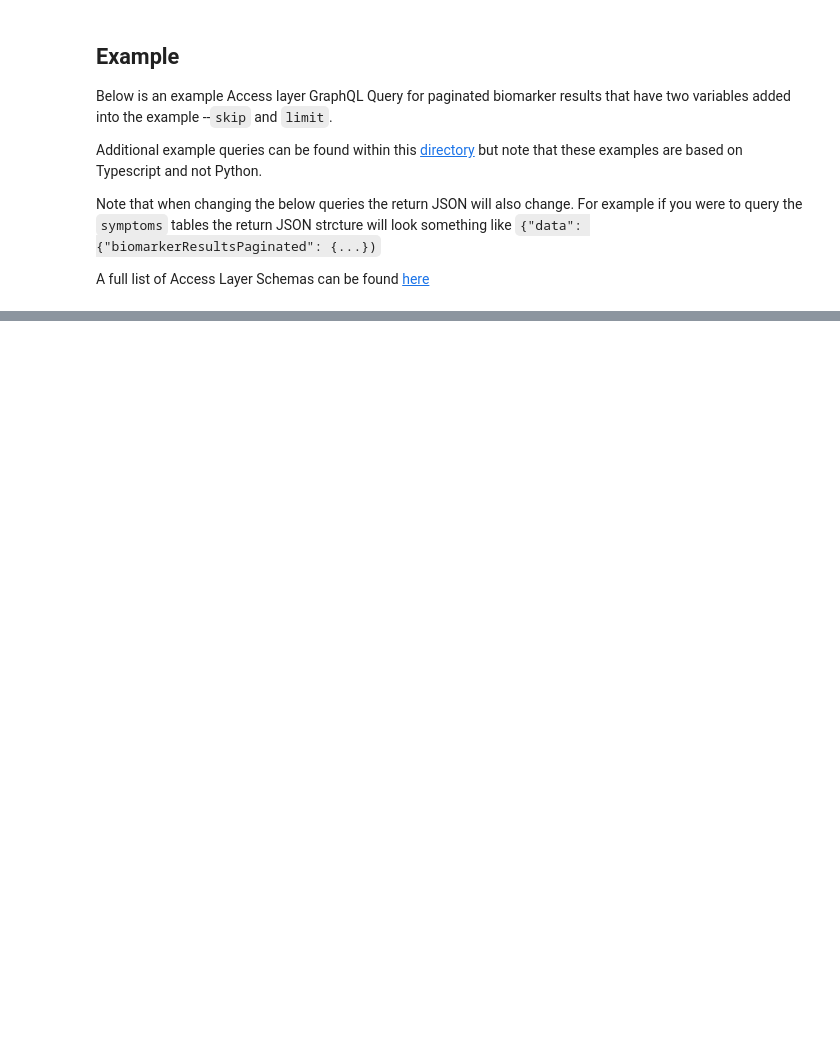
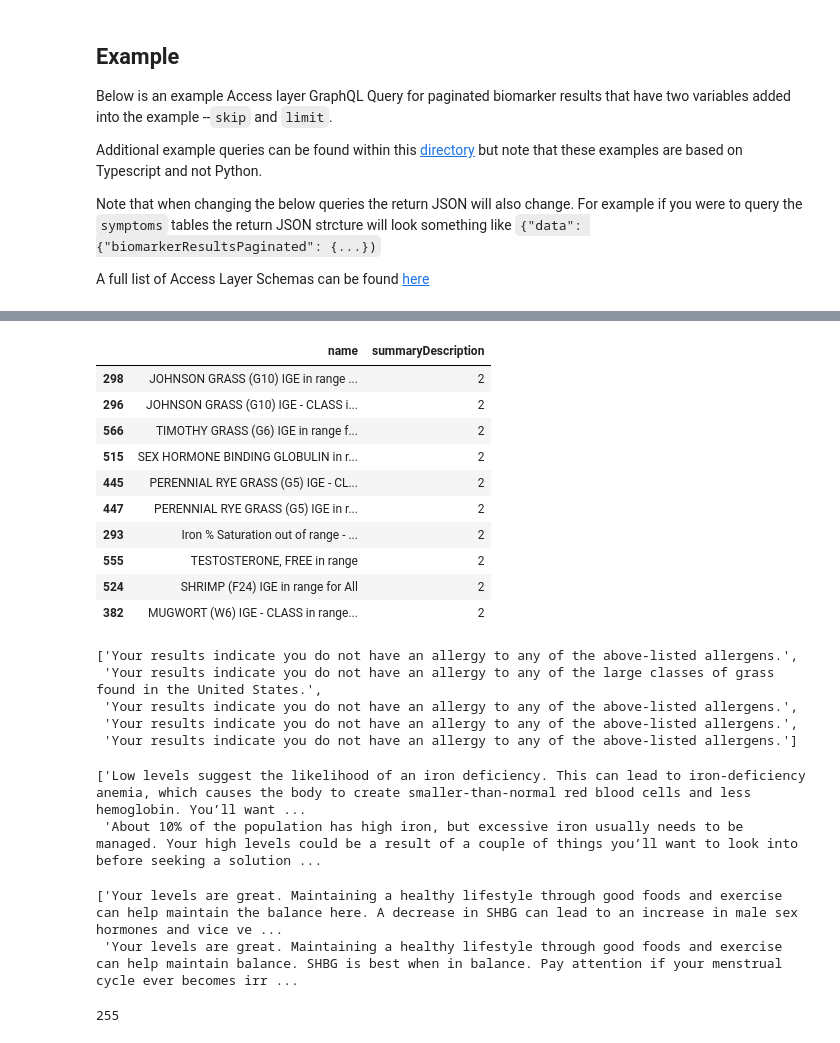
Before and after one commit to consta55/data_eda, a Jupyter notebook: access-layer-colab.ipynb, the cells around one changed output, grey strips where cells are left out. Drawn from its saved outputs; the diff is of its cells as text; code cells hidden in the pictures; blank space fills up the shorter version.

```diff
--- a/access-layer-colab.ipynb
+++ b/access-layer-colab.ipynb
@@ -277,0 +380,36 @@ pp.pprint(access_layer_df)
+# %%
+access_layer_df.groupby('name').agg({'summaryDescription': pd.Series.nunique}).reset_index().sort_values('summaryDescription', ascending = False).head(10)
+# %% [output]
+|  | name | summaryDescription |
+| 298 | JOHNSON GRASS (G10) IGE in range ... | 2 |
+| 296 | JOHNSON GRASS (G10) IGE - CLASS i... | 2 |
+| 566 | TIMOTHY GRASS (G6) IGE in range f... | 2 |
+| 515 | SEX HORMONE BINDING GLOBULIN in r... | 2 |
+| 445 | PERENNIAL RYE GRASS (G5) IGE - CL... | 2 |
+| 447 | PERENNIAL RYE GRASS (G5) IGE in r... | 2 |
+| 293 | Iron % Saturation out of range - ... | 2 |
+| 555 | TESTOSTERONE, FREE in range | 2 |
+| 524 | SHRIMP (F24) IGE in range for All | 2 |
+| 382 | MUGWORT (W6) IGE - CLASS in range... | 2 |
+# %%
+list(access_layer_df[access_layer_df['name'] == 'JOHNSON GRASS (G10) IGE in range for All']['summaryDescription'])
+# %% [output]
+['Your results indicate you do not have an allergy to any of the above-listed allergens.',
+ 'Your results indicate you do not have an allergy to any of the large classes of grass found in the United States.',
+ 'Your results indicate you do not have an allergy to any of the above-listed allergens.',
+ 'Your results indicate you do not have an allergy to any of the above-listed allergens.',
+ 'Your results indicate you do not have an allergy to any of the above-listed allergens.']
+# %%
+list(access_layer_df[access_layer_df['name'] == 'Iron % Saturation out of range - below for All']['summaryDescription'])
+# %% [output]
+['Low levels suggest the likelihood of an iron deficiency. This can lead to iron-deficiency anemia, which causes the body to create smaller-than-normal red blood cells and less hemoglobin. You’ll want ...
+ 'About 10% of the population has high iron, but excessive iron usually needs to be managed. Your high levels could be a result of a couple of things you’ll want to look into before seeking a solution ...
+# %%
+list(access_layer_df[access_layer_df['name'] == 'SEX HORMONE BINDING GLOBULIN in range']['summaryDescription'])
+# %% [output]
+['Your levels are great. Maintaining a healthy lifestyle through good foods and exercise can help maintain the balance here. A decrease in SHBG can lead to an increase in male sex hormones and vice ve ...
+ 'Your levels are great. Maintaining a healthy lifestyle through good foods and exercise can help maintain balance. SHBG is best when in balance. Pay attention if your menstrual cycle ever becomes irr ...
+# %%
+access_layer_df.summaryDescription.nunique()
+# %% [output]
+255
```
Also changed, not shown: parts of 16 cells of this notebook, 12 other files.
